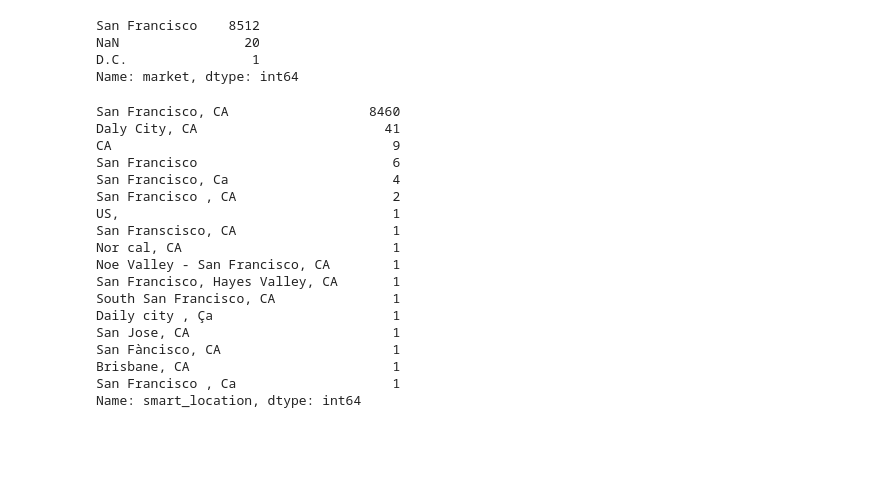
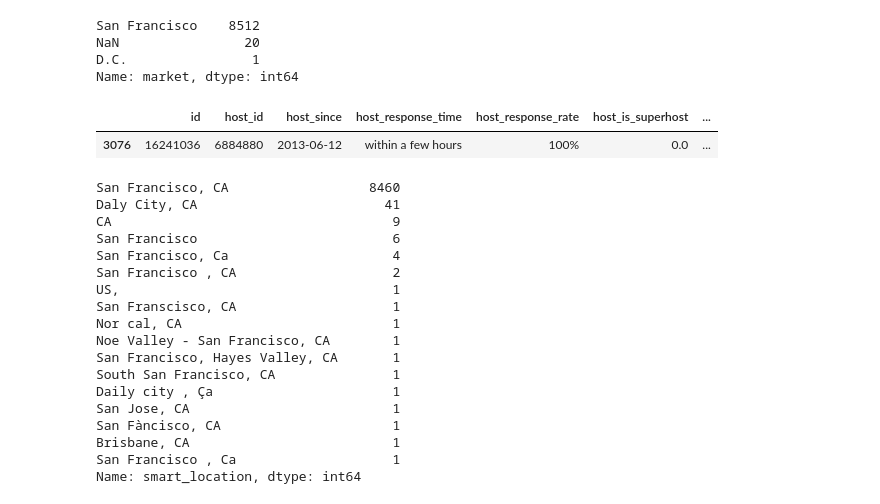
Before and after one commit to shabnami/Capstone_project_Airbnb, a Jupyter notebook: Airbnb.ipynb, the cells around one changed output. Saved outputs shown, nothing was run; the diff lists cells and outputs as text; code cells hidden in the pictures; blank space fills up the shorter version.

Commit message:
more data cleaning

```diff
--- a/Airbnb.ipynb
+++ b/Airbnb.ipynb
@@ -398,6 +367,13 @@ San Francisco    8512
 NaN                20
 D.C.                1
 Name: market, dtype: int64
+# %%
+# looking for the outlier "D.C." . After looking at the data it looks like this row is fine and only the value for this column is not.
+#Anyways this colum needs to be dropped
+df.loc[df['market'] == 'D.C.']
+# %% [output]
+|  | id | host_id | host_since | host_response_time | host_response_rate | host_is_superhost | ... |
+| 3076 | 16241036 | 6884880 | 2013-06-12 | within a few hours | 100% | 0.0 | ... |
 # %%
 df.smart_location.value_counts(dropna=False)
 # %% [output]
```
Also changed, not shown: parts of 19 cells of this notebook.
